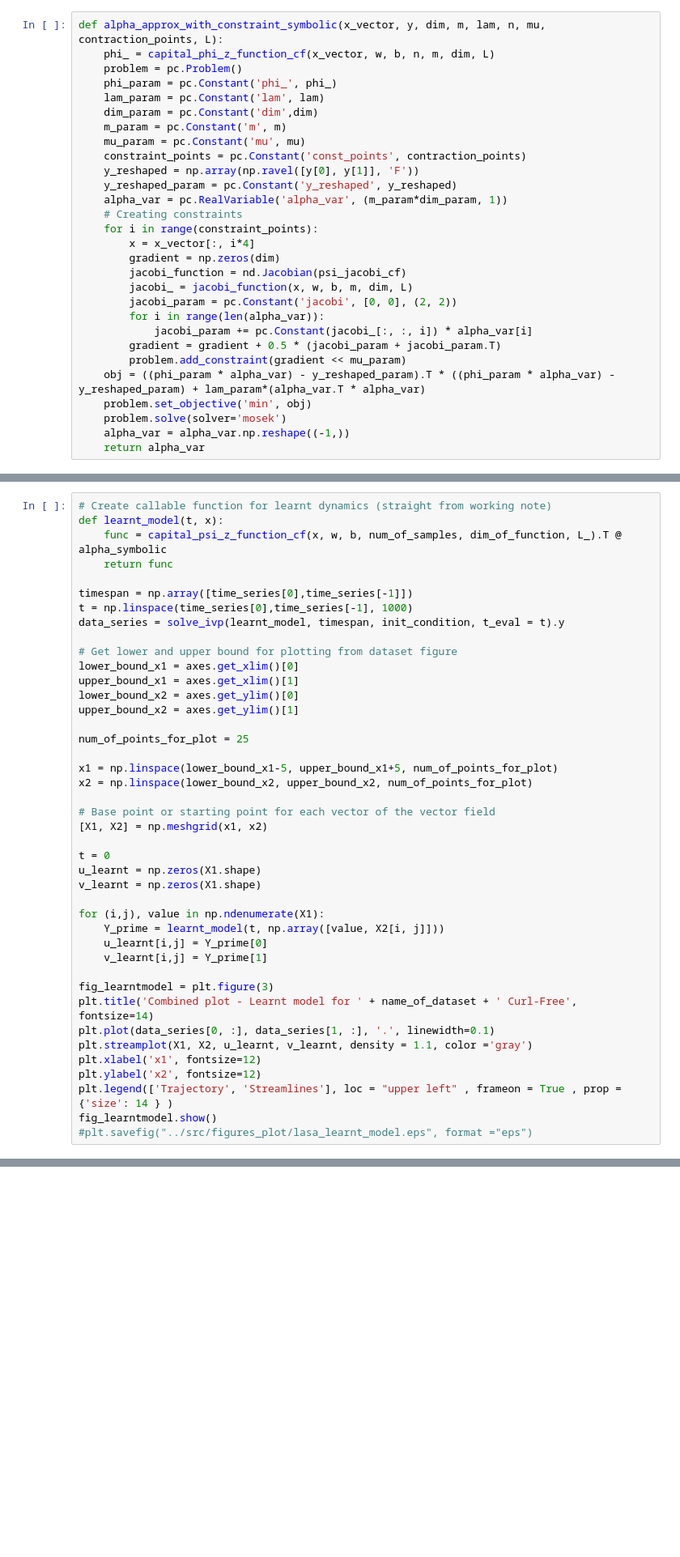
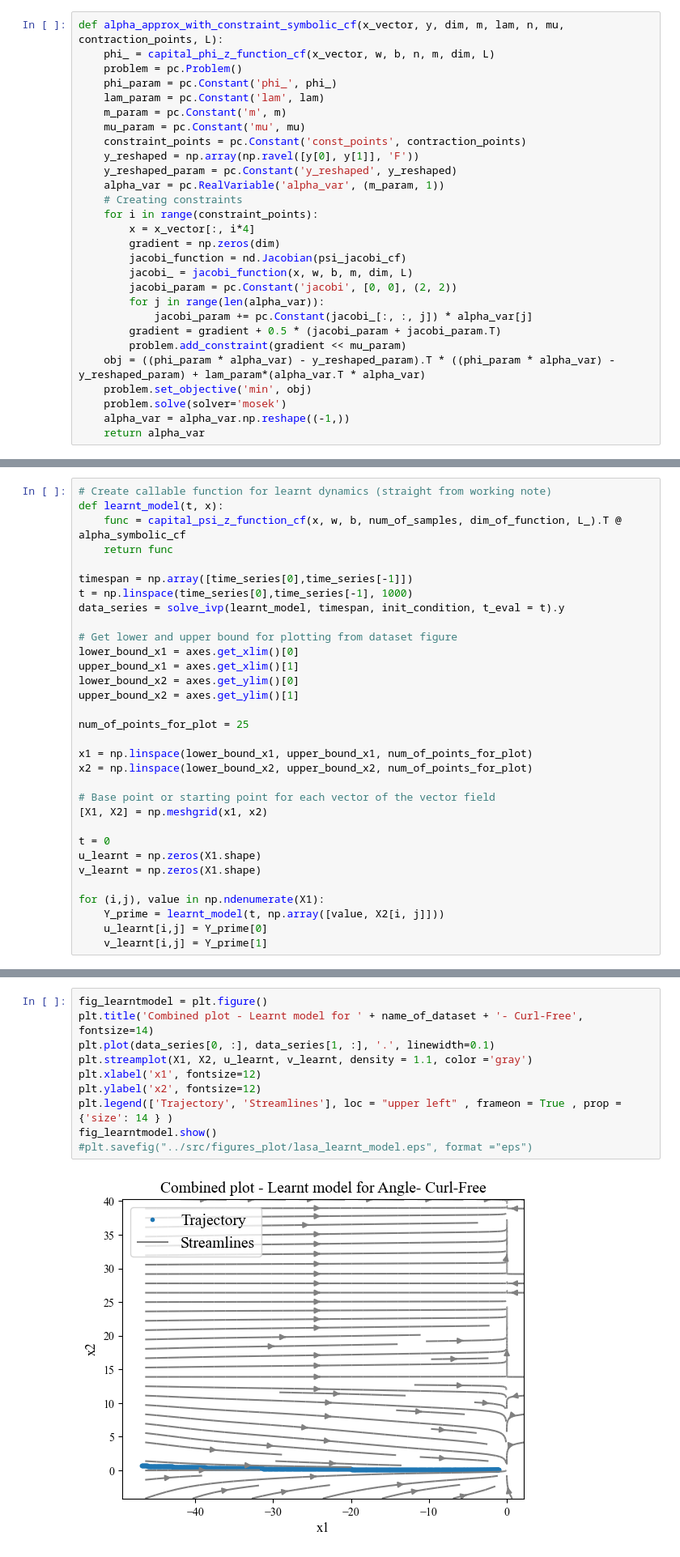
Before and after one commit to helenatp/tpk4960, a Jupyter notebook: src/LASA_handwriting.ipynb, the cells around one changed output, grey strips where cells are left out. Shown at 81% size. Drawn from its saved outputs; the diff is of its cells as text; blank space fills up the shorter version.

Commit message:
still not learning the correct streamlines

```diff
--- a/src/LASA_handwriting.ipynb
+++ b/src/LASA_handwriting.ipynb
@@ -446,18 +439,17 @@ def psi_jacobi_cf(x_vec, w, b, m, dim, L):
 # %% [markdown]
 #### Alpha
 # %%
-def alpha_approx_with_constraint_symbolic(x_vector, y, dim, m, lam, n, mu, contraction_points, L):
+def alpha_approx_with_constraint_symbolic_cf(x_vector, y, dim, m, lam, n, mu, contraction_points, L):
     phi_ = capital_phi_z_function_cf(x_vector, w, b, n, m, dim, L)
     problem = pc.Problem()
     phi_param = pc.Constant('phi_', phi_)
     lam_param = pc.Constant('lam', lam)
-    dim_param = pc.Constant('dim',dim)
     m_param = pc.Constant('m', m)
     mu_param = pc.Constant('mu', mu)
     constraint_points = pc.Constant('const_points', contraction_points)
     y_reshaped = np.array(np.ravel([y[0], y[1]], 'F'))
     y_reshaped_param = pc.Constant('y_reshaped', y_reshaped)
-    alpha_var = pc.RealVariable('alpha_var', (m_param*dim_param, 1))
+    alpha_var = pc.RealVariable('alpha_var', (m_param, 1))
     # Creating constraints
     for i in range(constraint_points):
         x = x_vector[:, i*4]
@@ -465,8 +457,8 @@ def alpha_approx_with_constraint_symbolic(x_vector, y, dim, m, lam, n, mu, contr
         jacobi_function = nd.Jacobian(psi_jacobi_cf)
         jacobi_ = jacobi_function(x, w, b, m, dim, L)
         jacobi_param = pc.Constant('jacobi', [0, 0], (2, 2))
-        for i in range(len(alpha_var)):
-            jacobi_param += pc.Constant(jacobi_[:, :, i]) * alpha_var[i]
+        for j in range(len(alpha_var)):
+            jacobi_param += pc.Constant(jacobi_[:, :, j]) * alpha_var[j]
         gradient = gradient + 0.5 * (jacobi_param + jacobi_param.T)
         problem.add_constraint(gradient << mu_param)
     obj = ((phi_param * alpha_var) - y_reshaped_param).T * ((phi_param * alpha_var) - y_reshaped_param) + lam_param*(alpha_var.T * alpha_var)
@@ -481,7 +491,7 @@ phi (2000, 200)
 # %%
 # Create callable function for learnt dynamics (straight from working note)
 def learnt_model(t, x):
-    func = capital_psi_z_function_cf(x, w, b, num_of_samples, dim_of_function, L_).T @ alpha_symbolic
+    func = capital_psi_z_function_cf(x, w, b, num_of_samples, dim_of_function, L_).T @ alpha_symbolic_cf
     return func
 
 timespan = np.array([time_series[0],time_series[-1]])
@@ -496,7 +506,7 @@ upper_bound_x2 = axes.get_ylim()[1]
 
 num_of_points_for_plot = 25
 
-x1 = np.linspace(lower_bound_x1-5, upper_bound_x1+5, num_of_points_for_plot)
+x1 = np.linspace(lower_bound_x1, upper_bound_x1, num_of_points_for_plot)
 x2 = np.linspace(lower_bound_x2, upper_bound_x2, num_of_points_for_plot)
 
 # Base point or starting point for each vector of the vector field
@@ -510,13 +520,3 @@ for (i,j), value in np.ndenumerate(X1):
     Y_prime = learnt_model(t, np.array([value, X2[i, j]]))
     u_learnt[i,j] = Y_prime[0]
     v_learnt[i,j] = Y_prime[1]
-
-fig_learntmodel = plt.figure(3)
-plt.title('Combined plot - Learnt model for ' + name_of_dataset + ' Curl-Free', fontsize=14)
-plt.plot(data_series[0, :], data_series[1, :], '.', linewidth=0.1)
-plt.streamplot(X1, X2, u_learnt, v_learnt, density = 1.1, color ='gray')
-plt.xlabel('x1', fontsize=12)
-plt.ylabel('x2', fontsize=12)
-plt.legend(['Trajectory', 'Streamlines'], loc = "upper left" , frameon = True , prop ={'size': 14 } )
-fig_learntmodel.show()
-#plt.savefig("../src/figures_plot/lasa_learnt_model.eps", format ="eps")
@@ -524,0 +523,12 @@ fig_learntmodel.show()
+# %%
+fig_learntmodel = plt.figure()
+plt.title('Combined plot - Learnt model for ' + name_of_dataset + '- Curl-Free', fontsize=14)
+plt.plot(data_series[0, :], data_series[1, :], '.', linewidth=0.1)
+plt.streamplot(X1, X2, u_learnt, v_learnt, density = 1.1, color ='gray')
+plt.xlabel('x1', fontsize=12)
+plt.ylabel('x2', fontsize=12)
+plt.legend(['Trajectory', 'Streamlines'], loc = "upper left" , frameon = True , prop ={'size': 14 } )
+fig_learntmodel.show()
+#plt.savefig("../src/figures_plot/lasa_learnt_model.eps", format ="eps")
+# %% [output]
+[figure, added]
```
Also changed, not shown: parts of 9 cells of this notebook, 1 other file.
